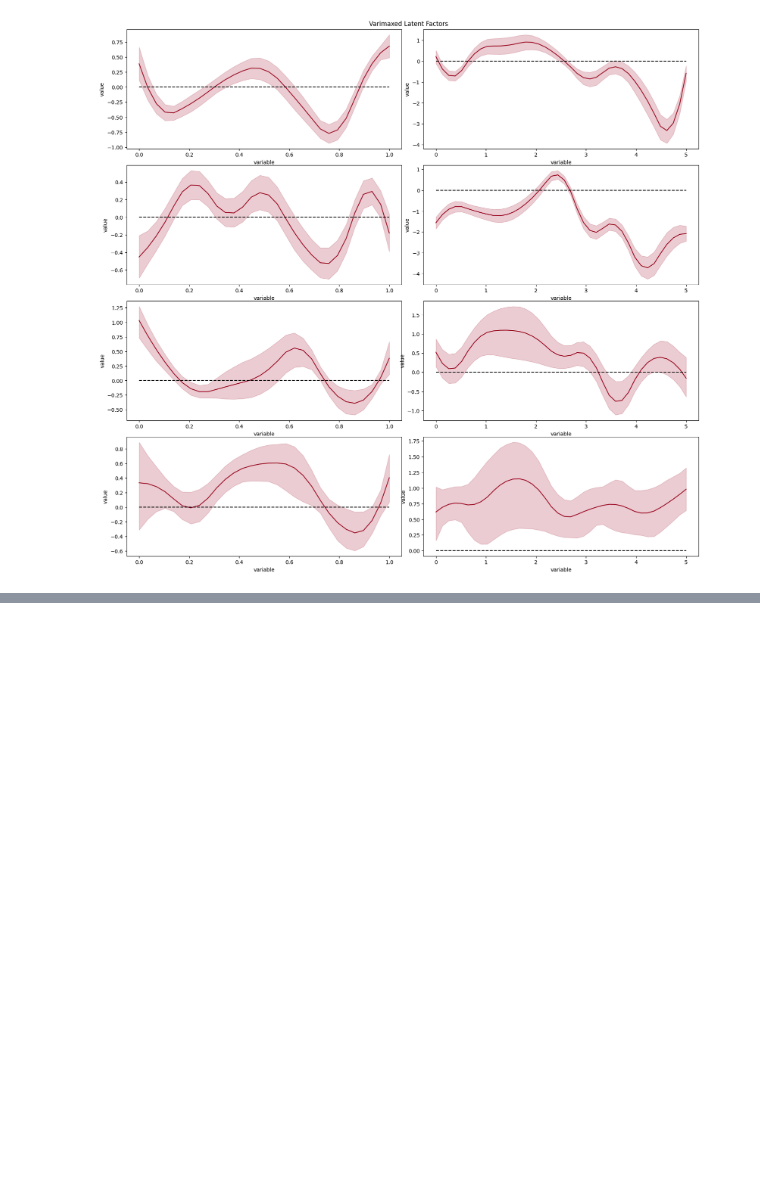
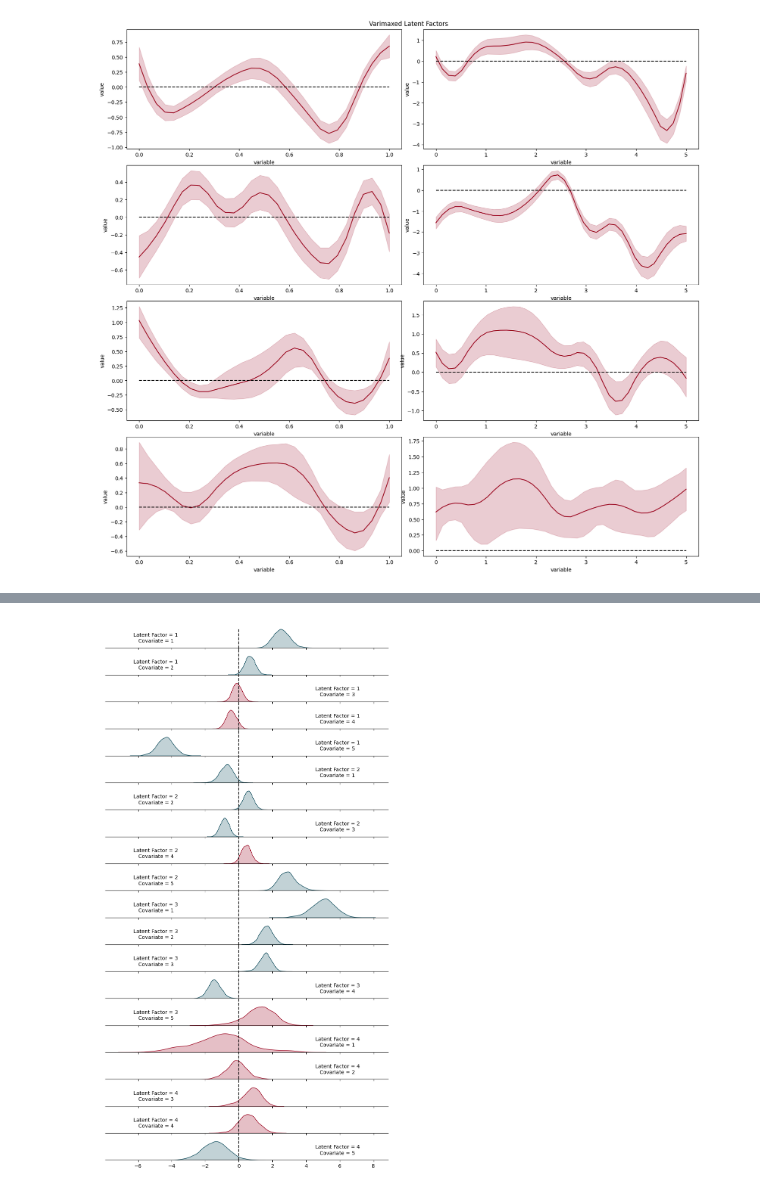
Before and after one commit to Addicted2BayesianEpistemology/bayesian_multitarget_latent_factors, a Jupyter notebook: examples/01_bspline_generated_example.ipynb, the cells around one changed output, grey strips where cells are left out. Drawn from its saved outputs; the diff is of its cells as text; code cells hidden in the pictures; blank space fills up the shorter version.

Commit message:
added a decent plot for the regression coefficients

```diff
--- a/examples/01_bspline_generated_example.ipynb
+++ b/examples/01_bspline_generated_example.ipynb
@@ -576,29 +557,3 @@ for k in range(idata.constant_data['k'].values[0]):
     axs[k,1].plot(idata.constant_data['t2'], 0.0*idata.constant_data['t2'], 'k--')
 # %% [output]
 [figure]
-# %%
-Varimax_res_xr['β'].stack(sample=('chain','draw'),variables=('latent_factor_idx','covariate_idx'))
-
-fig, ax = _plt.subplots(1,1)
-
-fig.set_figwidth(9)
-fig.set_figheight(5)
-
-
-_sns.lineplot(
-    _pd.DataFrame(
-        Varimax_res_xr['β'].stack(sample=('chain','draw'),variables=('latent_factor_idx','covariate_idx')).values,
-        columns=['Latent Factor = ' + str(val[0]+1) + ', Covariate = ' + str(val[1]+1) for val in Varimax_res_xr['β'].stack(sample=('chain','draw'),variables=('latent_factor_idx','covariate_idx')).indexes['variables']]
-    ).melt(),
-    x='variable',
-    y='value',
-    errorbar=('pi',90),
-    color=color_dict['Midnight green'],
-    ax=ax
-)
-
-ax.plot([0,idata.constant_data['k'].values[0]*idata.constant_data['r'].values[0]-1], [0,0], 'k--')
-ylim_tup = ax.get_ylim()
-for k in range(1,idata.constant_data['k'].values[0]):
-    ax.plot([idata.constant_data['r']*k - 0.5, idata.constant_data['r']*k - 0.5],[ylim_tup[0], ylim_tup[1]], c=color_dict['Sandy brown'], linewidth=1.0, zorder=0)
-ax.tick_params(axis='x', rotation=90)
@@ -606,0 +746,13 @@ ax.tick_params(axis='x', rotation=90)
+# %%
+names_array = \
+_np.array([
+    [('latent 1','regr 1'),('latent 2','regr 1'),('latent 3','regr 1'),('latent 4','regr 1')],
+    [('latent 1','regr 2'),('latent 2','regr 2'),('latent 3','regr 2'),('latent 4','regr 2')],
+    [('latent 1','regr 3'),('latent 2','regr 3'),('latent 3','regr 3'),('latent 4','regr 3')],
+    [('latent 1','regr 4'),('latent 2','regr 4'),('latent 3','regr 4'),('latent 4','regr 4')],
+    [('latent 1','regr 5'),('latent 2','regr 5'),('latent 3','regr 5'),('latent 4','regr 5')],
+])
+
+plot_regression_coefficients(Varimax_res_xr, grid = False)
+# %% [output]
+[figure, added]
```
Also changed, not shown: parts of 9 cells of this notebook.
